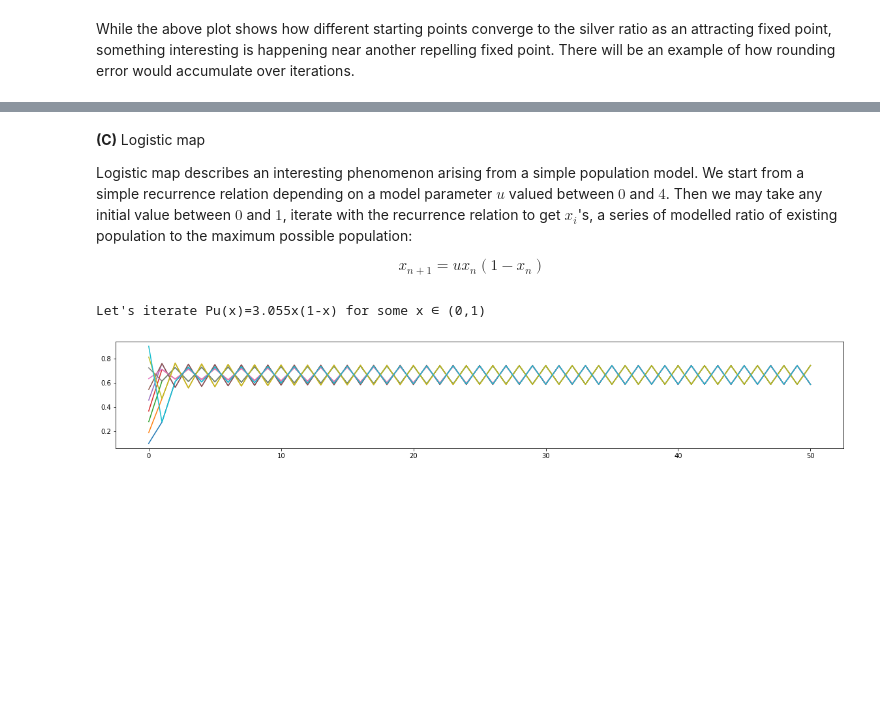
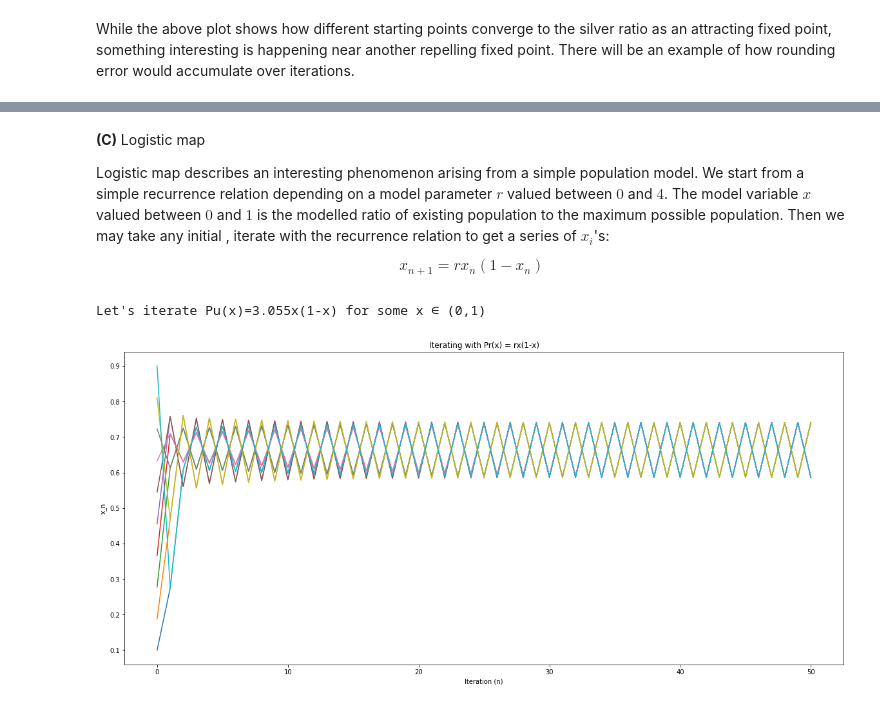
Before and after one commit to HanlunAI/NextGenCurriculumDemonstration, a Jupyter notebook: CollaborationDerivatives.ipynb, the cells around one changed output, grey strips where cells are left out. Saved outputs shown, nothing was run; the diff lists cells and outputs as text; code cells hidden in the pictures; blank space fills up the shorter version.

```diff
--- a/CollaborationDerivatives.ipynb
+++ b/CollaborationDerivatives.ipynb
@@ -104,6 +128,15 @@ for i in range(iteration):
 iterateRecord = np.transpose(iterateRecord)
 print(iterateRecord)
 
+
+plt.rcParams["figure.figsize"] = (16,12)
+fig = plt.figure()
+fig.subplots_adjust(top=0.8)
+ax1 = fig.add_subplot()
+ax1.set_title('Iterating with F(x) = 2 + 1/x')
+ax1.set_ylabel('x_n')
+ax1.set_xlabel('Iteration (n)')
+
 for i in range(n*2):
   plt.plot(iterateRecord[i])
 # %% [output]
@@ -128,47 +161,54 @@ for i in range(n*2):
 # %% [markdown]
 **(C)** Logistic map
 
-Logistic map describes an interesting phenomenon arising from a simple population model. We start from a simple recurrence relation depending on a model parameter $u$ valued between $0$ and $4$. Then we may take any initial value between $0$ and $1$, iterate with the recurrence relation to get $x_i$'s, a series of modelled ratio of existing population to the maximum possible population:
+Logistic map describes an interesting phenomenon arising from a simple population model. We start from a simple recurrence relation depending on a model parameter $r$ valued between $0$ and $4$. The model variable $x$ valued between $0$ and $1$ is the modelled ratio of existing population to the maximum possible population. Then we may take any initial , iterate with the recurrence relation to get a series of $x_i$'s:
 
-$$x_{n+1} = u x_{n} (1-x_{n})$$
+$$x_{n+1} = r x_{n} (1-x_{n})$$
 # %%
 import numpy as np
 import matplotlib.pyplot as plt
 
 #@title Logistic map
-#@markdown recurrence relation: x_{n+1} = u*x_n*(1-x_n)
+#@markdown recurrence relation: x_{n+1} = r*x_n*(1-x_n)
 
-#@markdown As u increase from 0 to 4, behaviour of x's varies from convergence, to periodic oscillations, and to chaotic pseudo-random trends...
+#@markdown As r increase from 0 to 4, behaviour of x's varies from convergence, to periodic oscillations, and to chaotic pseudo-random trends...
 
-u = 3.055 #@param{type:"slider", min:0, max:4, step:0.001}
+r = 3.055 #@param{type:"slider", min:0, max:4, step:0.001}
 
 """
 while True:
-  u = float(input('input value larger than 0 and smaller than 4 (re-run the cell to try again) '))
+  r = float(input('input value larger than 0 and smaller than 4 (re-run the cell to try again) '))
   if 0<u<4:
     break
 """
 
 print("Let's iterate Pu(x)={}x(1-x) for some x \u2208 (0,1)".format(u))
 
-def P_u(x):
-  global u
-  return u*x*(1-x)
+def P_r(x):
+  global r
+  return r*x*(1-x)
 
-n = 10
+seed = 10
 iteration = 50
-iterateRecord = np.empty([iteration+1, n])
-iterateRecord[0] = np.linspace(0.1, 0.9, num=n)
+iterateRecord = np.empty([iteration+1, seed])
+iterateRecord[0] = np.linspace(0.1, 0.9, num=seed)
 
 for i in range(iteration):
-  iterateRecord[i+1] = P_u(iterateRecord[i])
+  iterateRecord[i+1] = P_r(iterateRecord[i])
 
 iteratePlot = np.transpose(iterateRecord)
 #print(iteratePlot)
 
-plt.rcParams["figure.figsize"] = (20,3)
-for i in range(n):
+plt.rcParams["figure.figsize"] = (20,10)
+
+fig = plt.figure()
+fig.subplots_adjust(top=0.8)
+ax1 = fig.add_subplot()
+ax1.set_title('Iterating with Pr(x) = rx(1-x)')
+ax1.set_ylabel('x_n')
+ax1.set_xlabel('Iteration (n)')
+for i in range(seed):
   plt.plot(iteratePlot[i])
 # %% [output]
 Let's iterate Pu(x)=3.055x(1-x) for some x ∈ (0,1)
-[figure, old version]
+[figure, new version]
```
Also changed, not shown: parts of 9 cells of this notebook.
